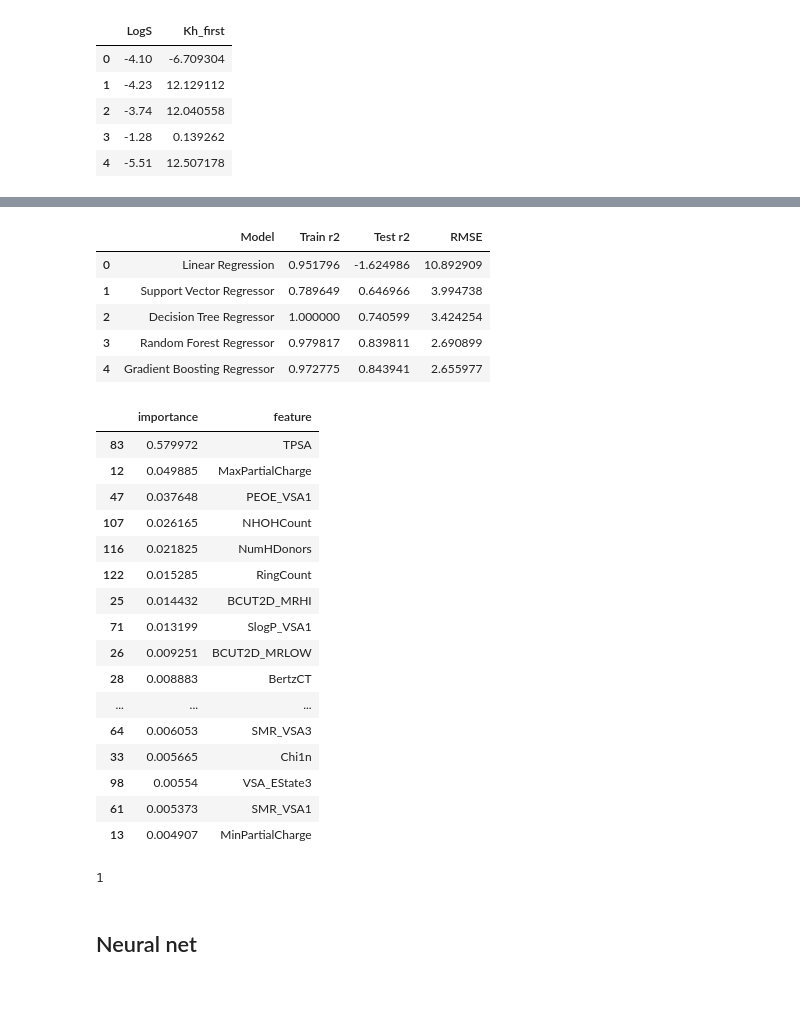
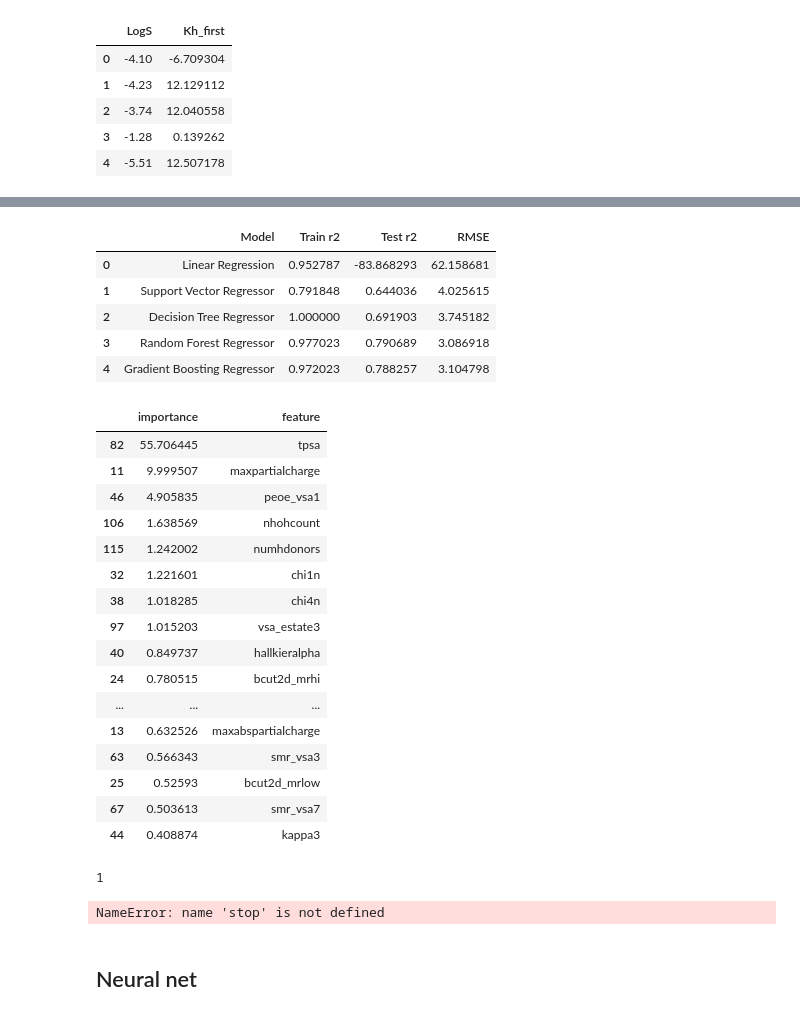
Before and after one commit to avekassy1/CHEM3012-Dissertation, a Jupyter notebook: EDA/merged_EDA.ipynb, the cells around one changed output, grey strips where cells are left out. Cells and saved outputs as stored; diff of their text form; code cells hidden in the pictures.

```diff
--- a/EDA/merged_EDA.ipynb
+++ b/EDA/merged_EDA.ipynb
@@ -84,6 +84,8 @@ descriptors.head()
 | 3 | 107.17 | 1.859 | 3.026944 | 1.159722 | 3.026944 | 1.159722 | 0.575903 | ... |
 | 4 | 140.30 | 4.678 | 3.694652 | 1.200521 | 3.694652 | 1.200521 | 0.371151 | ... |
 5 rows × 210 columns
+# %%
+descriptors = descriptors.drop(['MLOGP'],axis=1) # occurs twice in dataset
 # %% [markdown]
 # ML
 # %%
@@ -179,6 +181,7 @@ array([[-0.30866492, -0.16106328,  0.92312053, ..., -0.05702659,
 # %%
-rf = RandomForestRegressor()
-rf.fit(train_X, train_y_logs) # Expand with k-fold cross val or gridsearchCV in future
+reg = RandomForestRegressor()
+# reg = GradientBoostingRegressor()
+reg.fit(train_X, train_y_logs) # Expand with k-fold cross val or gridsearchCV in future
 
-importances = rf.feature_importances_
+importances = reg.feature_importances_
 # %%
@@ -238,38 +241,39 @@ scores_hlc = pd.DataFrame({'Model': models, 'Train r2': train_r2s, 'Test r2': te
 scores_hlc
 # %% [output]
 |  | Model | Train r2 | Test r2 | RMSE |
-| 0 | Linear Regression | 0.951796 | -1.624986 | 10.892909 |
-| 1 | Support Vector Regressor | 0.789649 | 0.646966 | 3.994738 |
-| 2 | Decision Tree Regressor | 1.000000 | 0.740599 | 3.424254 |
-| 3 | Random Forest Regressor | 0.979817 | 0.839811 | 2.690899 |
-| 4 | Gradient Boosting Regressor | 0.972775 | 0.843941 | 2.655977 |
+| 0 | Linear Regression | 0.952787 | -83.868293 | 62.158681 |
+| 1 | Support Vector Regressor | 0.791848 | 0.644036 | 4.025615 |
+| 2 | Decision Tree Regressor | 1.000000 | 0.691903 | 3.745182 |
+| 3 | Random Forest Regressor | 0.977023 | 0.790689 | 3.086918 |
+| 4 | Gradient Boosting Regressor | 0.972023 | 0.788257 | 3.104798 |
 # %%
-rf = RandomForestRegressor()
-rf.fit(train_X, train_y_logkh) # Expand with k-fold cross val or gridsearchCV in future
+reg = RandomForestRegressor()
+# reg = GradientBoostingRegressor()
+reg.fit(train_X, train_y_logkh) # Expand with k-fold cross val or gridsearchCV in future
 
-importances = rf.feature_importances_
+importances = reg.feature_importances_
 
-imps = pd.DataFrame([importances, feature_names]).T
+imps = pd.DataFrame([importances*100, feature_names]).T
 imps.columns = ['importance', 'feature']
 imps = imps.sort_values(by=['importance'], ascending=False)
 imps[:20]
 # %% [output]
 |  | importance | feature |
-| 83 | 0.579972 | TPSA |
-| 12 | 0.049885 | MaxPartialCharge |
-| 47 | 0.037648 | PEOE_VSA1 |
-| 107 | 0.026165 | NHOHCount |
-| 116 | 0.021825 | NumHDonors |
-| 122 | 0.015285 | RingCount |
-| 25 | 0.014432 | BCUT2D_MRHI |
-| 71 | 0.013199 | SlogP_VSA1 |
-| 26 | 0.009251 | BCUT2D_MRLOW |
-| 28 | 0.008883 | BertzCT |
+| 82 | 55.706445 | tpsa |
+| 11 | 9.999507 | maxpartialcharge |
+| 46 | 4.905835 | peoe_vsa1 |
+| 106 | 1.638569 | nhohcount |
+| 115 | 1.242002 | numhdonors |
+| 32 | 1.221601 | chi1n |
+| 38 | 1.018285 | chi4n |
+| 97 | 1.015203 | vsa_estate3 |
+| 40 | 0.849737 | hallkieralpha |
+| 24 | 0.780515 | bcut2d_mrhi |
 | ... | ... | ... |
-| 64 | 0.006053 | SMR_VSA3 |
-| 33 | 0.005665 | Chi1n |
-| 98 | 0.00554 | VSA_EState3 |
-| 61 | 0.005373 | SMR_VSA1 |
-| 13 | 0.004907 | MinPartialCharge |
+| 13 | 0.632526 | maxabspartialcharge |
+| 63 | 0.566343 | smr_vsa3 |
+| 25 | 0.52593 | bcut2d_mrlow |
+| 67 | 0.503613 | smr_vsa7 |
+| 44 | 0.408874 | kappa3 |
 # %%
 feature_names = [x.lower() for x in feature_names]
@@ -277,5 +281,9 @@ feature_names.count('balabanj')
 # %% [output]
 1
+# %%
+stop
+# %% [output]
+NameError: name 'stop' is not defined
 # %%
 # MULTITASKING
 
```
Also changed, not shown: parts of 5 cells of this notebook.
